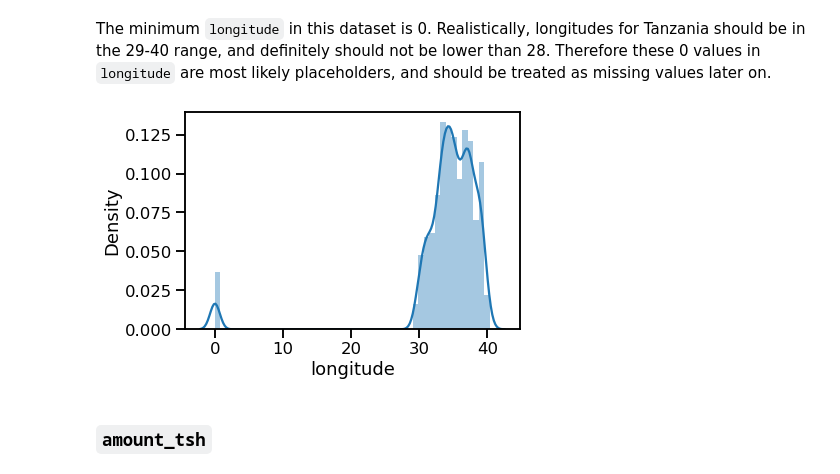
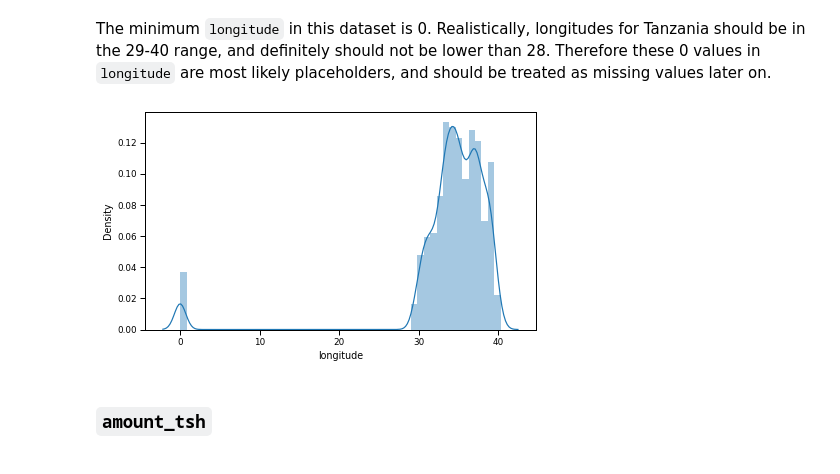
Before and after one commit to chibui191/tanzania_water_wells, a Jupyter notebook: notebook/report/report_2.ipynb, the cells around one changed output. Drawn from its saved outputs; the diff is of its cells as text; code cells hidden in the pictures.

```diff
--- a/notebook/report/report_2.ipynb
+++ b/notebook/report/report_2.ipynb
@@ -139,9 +139,12 @@ The minimum `longitude` in this dataset is 0. Realistically, longitudes for Tanz
 # %%
 directory_to_img = os.path.join('..', '..', 'images')
 # %%
+sns.set_context("paper")
+plt.figure(figsize=(7,4))
 sns.distplot(df.longitude)
-plt.savefig(os.path.join(directory_to_img, 'longitude.png'), bbox_inches='tight');
+plt.savefig(os.path.join(directory_to_img, 'longitude.jpg'), dpi=300, bbox_inches='tight')
+fig.show();
 # %% [output]
-[figure, old version]
+[figure, new version]
 # %% [markdown]
 ### `amount_tsh`
```
Also changed, not shown: parts of 12 cells of this notebook, 8 other files.
